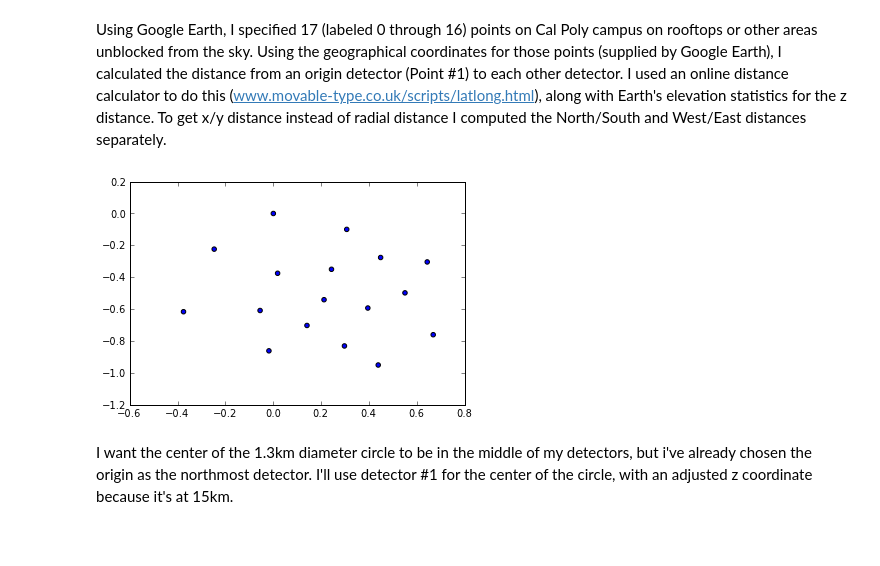
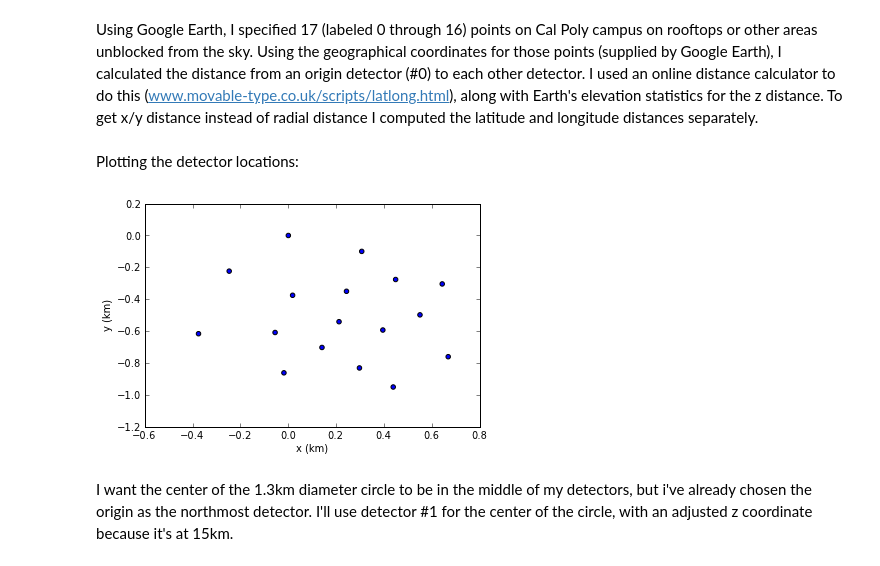
Before and after one commit to ssteeper/PHYS-202-13, a Jupyter notebook: Project/Project.ipynb, the cells around one changed output. Cells and saved outputs as stored; diff of their text form; code cells hidden in the pictures; blank space fills up the shorter version.

```diff
--- a/Project/Project.ipynb
+++ b/Project/Project.ipynb
@@ -7,6 +12,6 @@ Simulation Component
 # %% [markdown]
 
-Using Google Earth, I specified 17 (labeled 0 through 16) points on Cal Poly campus on rooftops or other areas unblocked from the sky. Using the geographical coordinates for those points (supplied by Google Earth), I calculated the distance from an origin detector (Point #1) to each other detector. I used an online distance calculator to do this (www.movable-type.co.uk/scripts/latlong.html), along with Earth's elevation statistics for the z distance. To get x/y distance instead of radial distance I computed the North/South and West/East distances separately.
+Using Google Earth, I specified 17 (labeled 0 through 16) points on Cal Poly campus on rooftops or other areas unblocked from the sky. Using the geographical coordinates for those points (supplied by Google Earth), I calculated the distance from an origin detector (#0) to each other detector. I used an online distance calculator to do this (www.movable-type.co.uk/scripts/latlong.html), along with Earth's elevation statistics for the z distance. To get x/y distance instead of radial distance I computed the latitude and longitude distances separately.
 # %%
 # units of km
 detectors = []
@@ -33,13 +38,17 @@ add((-.2473, -.2236, -.008)) #13
 add(( .3070, -.0997,  .006)) #14
 add(( .4386, -.9504,  .007)) #15
 add((-.0184, -.8615, -.002)) #16
+# %% [markdown]
+Plotting the detector locations:
 # %%
 xs = [x[0] for x in detectors]
 ys = [x[1] for x in detectors]
+xlabel("x (km)")
+ylabel("y (km)")
 scatter(xs, ys)
 show()
 # %% [output]
-[figure, old version]
+[figure, new version]
 # %% [markdown]
 
 I want the center of the 1.3km diameter circle to be in the middle of my detectors, but i've already chosen the origin as the northmost detector. I'll use detector #1 for the center of the circle, with an adjusted z coordinate because it's at 15km.
```
Also changed, not shown: parts of 30 cells of this notebook, 3 other files.
